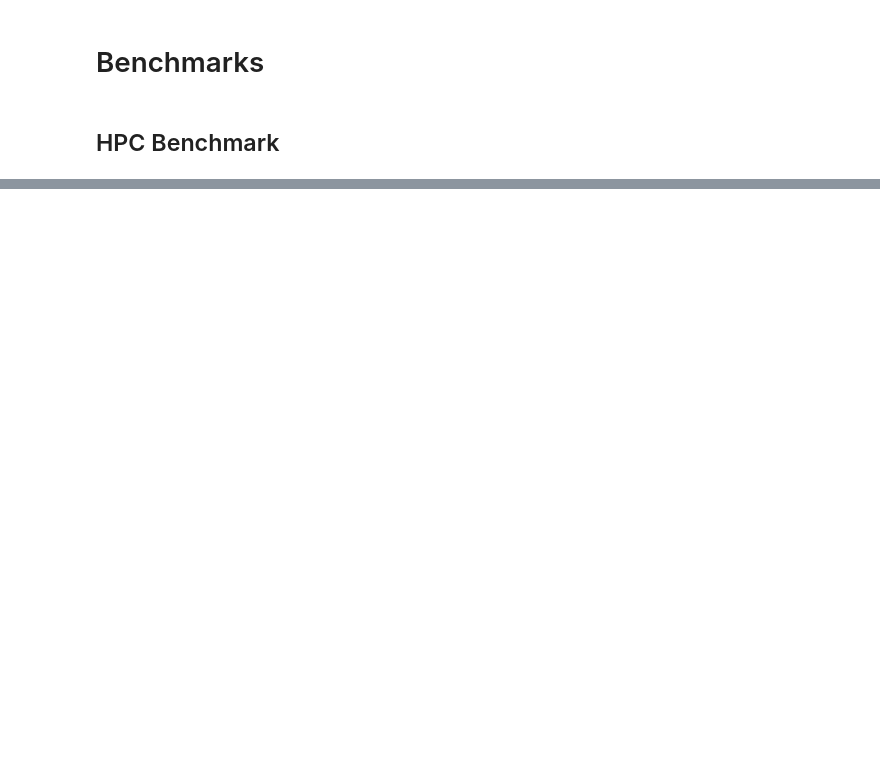
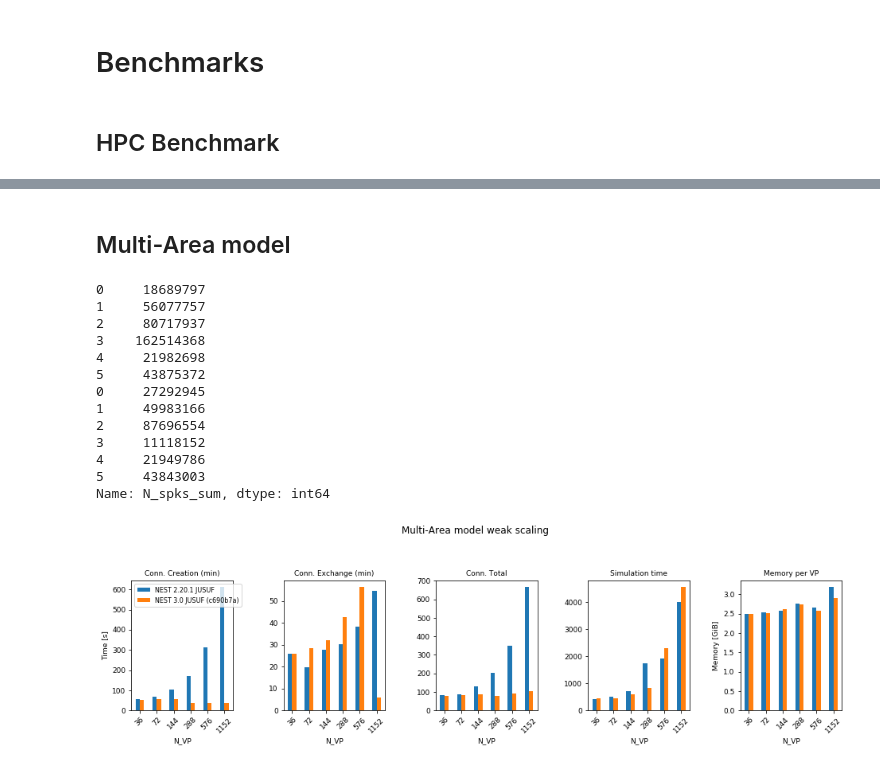
Before and after one commit to INM-6/beNNch, a Jupyter notebook: results/NEST_3_0_benchmark_results/JUSUF.ipynb, the cells around one changed output, grey strips where cells are left out. Drawn from its saved outputs; the diff is of its cells as text; code cells hidden in the pictures; blank space fills up the shorter version.

```diff
--- a/results/NEST_3_0_benchmark_results/JUSUF.ipynb
+++ b/results/NEST_3_0_benchmark_results/JUSUF.ipynb
@@ -171,0 +172,34 @@ Name: N_conns_sum, dtype: float64
+# %% [markdown]
+## Multi-Area model
+# %%
+mam_2201 = pd.read_csv('results/jusuf/multi-area_model_2_20_1_jusuf.csv')
+mam_2201['Case'] = ['NEST 2.20.1 JUSUF'] * len(mam_2201)
+
+mam_3_c6 = pd.read_csv('results/jusuf/multi-area_model_3_0_c690b7a_jusuf.csv')
+mam_3_c6['Case'] = ['NEST 3.0 JUSUF (c690b7a)'] * len(mam_3_c6)
+
+#mam_3_8f = pd.read_csv('results/multi-area_model_3_0_8f5a5fc1e_daint.csv')
+#mam_3_8f['Case'] = ['NEST 3.0 DAINT (8f5a5fc1e)'] * len(mam_3_8f)
+
+mam = pd.concat([mam_2201, mam_3_c6])
+
+mam = calculate_T_conn_and_memory(mam)
+mam_p = plot_compare(mam, 'figures/jusuf/multi-area_model_weak_scaling.pdf', legend_loc='upper left',
+                     title='Multi-Area model weak scaling')
+
+mam['N_spks_sum']
+# %% [output]
+0     18689797
+1     56077757
+2     80717937
+3    162514368
+4     21982698
+5     43875372
+0     27292945
+1     49983166
+2     87696554
+3     11118152
+4     21949786
+5     43843003
+Name: N_spks_sum, dtype: int64
+[figure, added]
```
Also changed, not shown: parts of 3 cells of this notebook, 18 other files.
